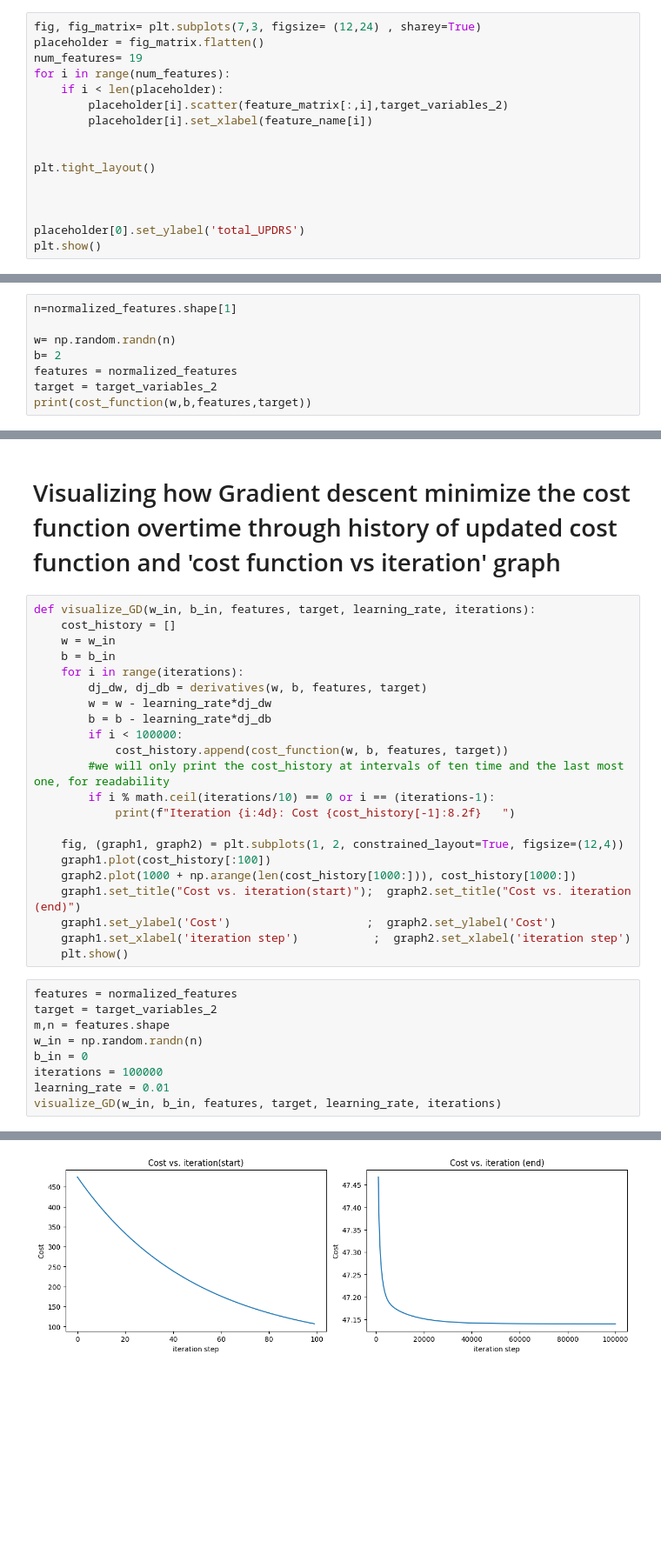
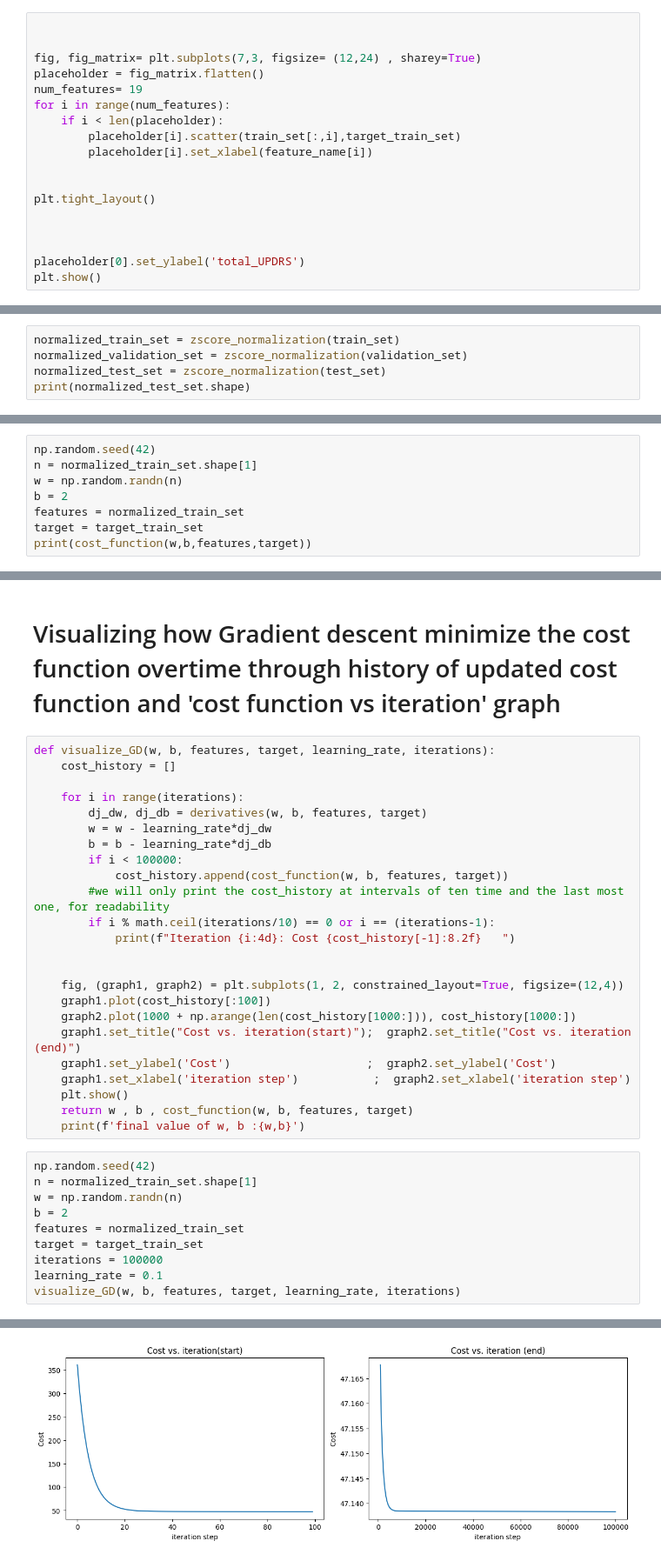
Before and after one commit to VictorBlainn/Library_Independent_Regression_VS_Scikit-learn, a Jupyter notebook: Parkinsons_Telemonitoring.ipynb, the cells around one changed output, grey strips where cells are left out. Shown at 87% size. Drawn from its saved outputs; the diff is of its cells as text; blank space fills up the shorter version.

```diff
--- a/Parkinsons_Telemonitoring.ipynb
+++ b/Parkinsons_Telemonitoring.ipynb
@@ -34,12 +79,14 @@ names.remove('motor_UPDRS')
 names.remove('subject#')
 feature_name = names #feature names has been extracted in a list for x axis labels
 # %%
+
+
 fig, fig_matrix= plt.subplots(7,3, figsize= (12,24) , sharey=True)
 placeholder = fig_matrix.flatten()
 num_features= 19
 for i in range(num_features):
     if i < len(placeholder):
-        placeholder[i].scatter(feature_matrix[:,i],target_variables_2)
+        placeholder[i].scatter(train_set[:,i],target_train_set)
         placeholder[i].set_xlabel(feature_name[i])
 
 
@@ -109,0 +171,5 @@ normalized_features = zscore_normalization(feature_matrix)
+# %%
+normalized_train_set = zscore_normalization(train_set)
+normalized_validation_set = zscore_normalization(validation_set)
+normalized_test_set = zscore_normalization(test_set)
+print(normalized_test_set.shape)
@@ -122,11 +190,11 @@ def cost_function(w, b, features, target):
   cost = np.sum((f_wb - target)**2) / (2*m)
   return cost
 # %%
-n=normalized_features.shape[1]
-
-w= np.random.randn(n)
-b= 2
-features = normalized_features
-target = target_variables_2
+np.random.seed(42)
+n = normalized_train_set.shape[1]
+w = np.random.randn(n)
+b = 2
+features = normalized_train_set
+target = target_train_set
 print(cost_function(w,b,features,target))
 # %% [output]
@@ -152,10 +220,9 @@ def gradient_descent(w, b, features, target, learning_rate, iterations):
 # %% [markdown]
 # Visualizing how  Gradient descent minimize the cost function overtime through history of updated cost function and 'cost function vs iteration' graph
 # %%
-def visualize_GD(w_in, b_in, features, target, learning_rate, iterations):
+def visualize_GD(w, b, features, target, learning_rate, iterations):
     cost_history = []
-    w = w_in
-    b = b_in
+
     for i in range(iterations):
         dj_dw, dj_db = derivatives(w, b, features, target)
         w = w - learning_rate*dj_dw
@@ -166,6 +233,7 @@ def visualize_GD(w_in, b_in, features, target, learning_rate, iterations):
         if i % math.ceil(iterations/10) == 0 or i == (iterations-1):
             print(f"Iteration {i:4d}: Cost {cost_history[-1]:8.2f}   ")
 
+
     fig, (graph1, graph2) = plt.subplots(1, 2, constrained_layout=True, figsize=(12,4))
     graph1.plot(cost_history[:100])
     graph2.plot(1000 + np.arange(len(cost_history[1000:])), cost_history[1000:])
@@ -173,13 +241,16 @@ def visualize_GD(w_in, b_in, features, target, learning_rate, iterations):
     graph1.set_ylabel('Cost')                    ;  graph2.set_ylabel('Cost')
     graph1.set_xlabel('iteration step')           ;  graph2.set_xlabel('iteration step')
     plt.show()
+    return w , b , cost_function(w, b, features, target)
+    print(f'final value of w, b :{w,b}')
 # %%
-features = normalized_features
-target = target_variables_2
-m,n = features.shape
-w_in = np.random.randn(n)
-b_in = 0
+np.random.seed(42)
+n = normalized_train_set.shape[1]
+w = np.random.randn(n)
+b = 2
+features = normalized_train_set
+target = target_train_set
 iterations = 100000
-learning_rate = 0.01
-visualize_GD(w_in, b_in, features, target, learning_rate, iterations)
+learning_rate = 0.1
+visualize_GD(w, b, features, target, learning_rate, iterations)
 # %% [output]
@@ -189,9 +260,9 @@ Iteration 20000: Cost    47.15
 Iteration 30000: Cost    47.14
 Iteration 40000: Cost    47.14
 Iteration 50000: Cost    47.14
 Iteration 60000: Cost    47.14
 Iteration 70000: Cost    47.14
 Iteration 80000: Cost    47.14
 Iteration 90000: Cost    47.14
 Iteration 99999: Cost    47.14
-[figure, old version]
+[figure, new version]
```
Also changed, not shown: parts of 19 cells of this notebook.
